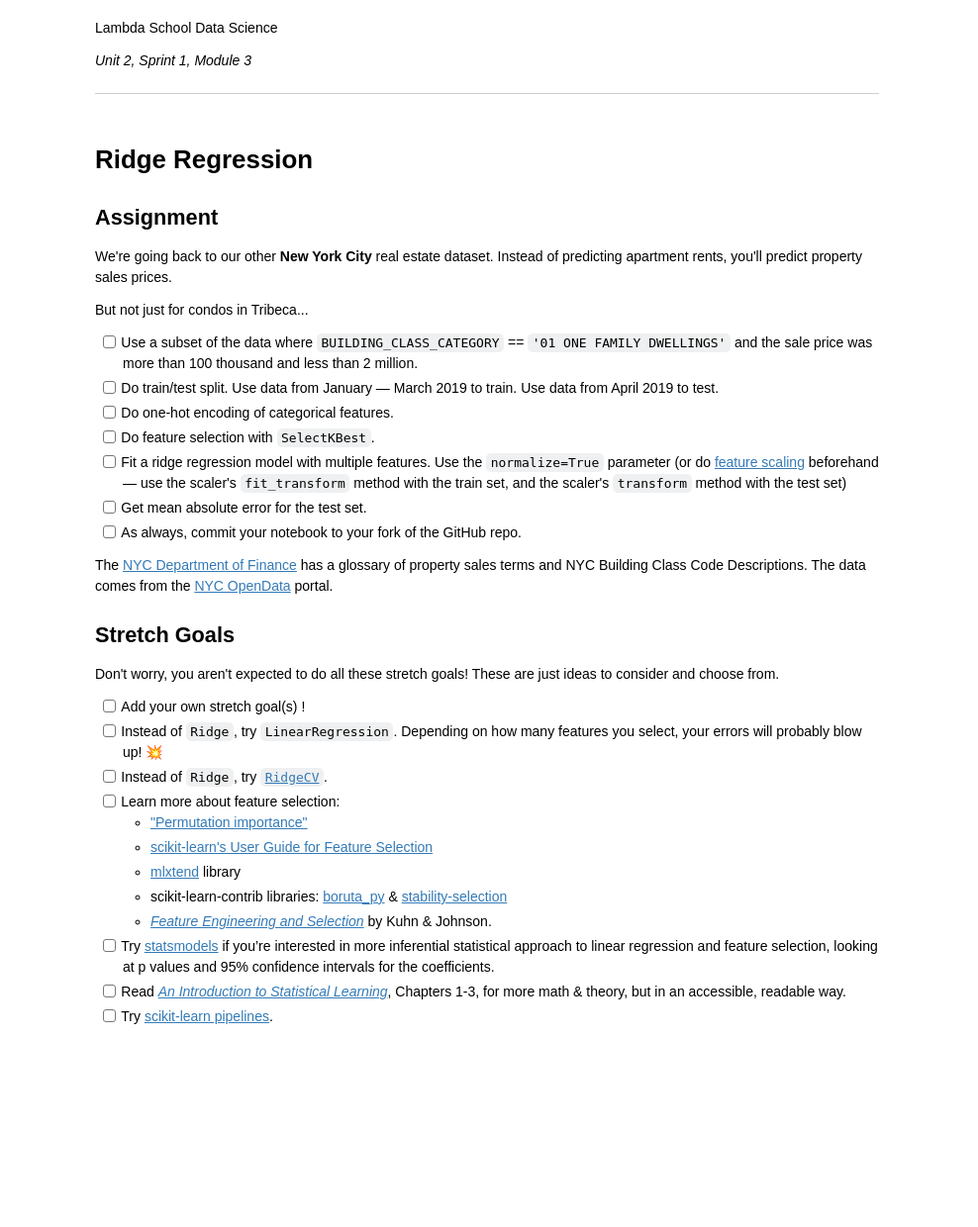
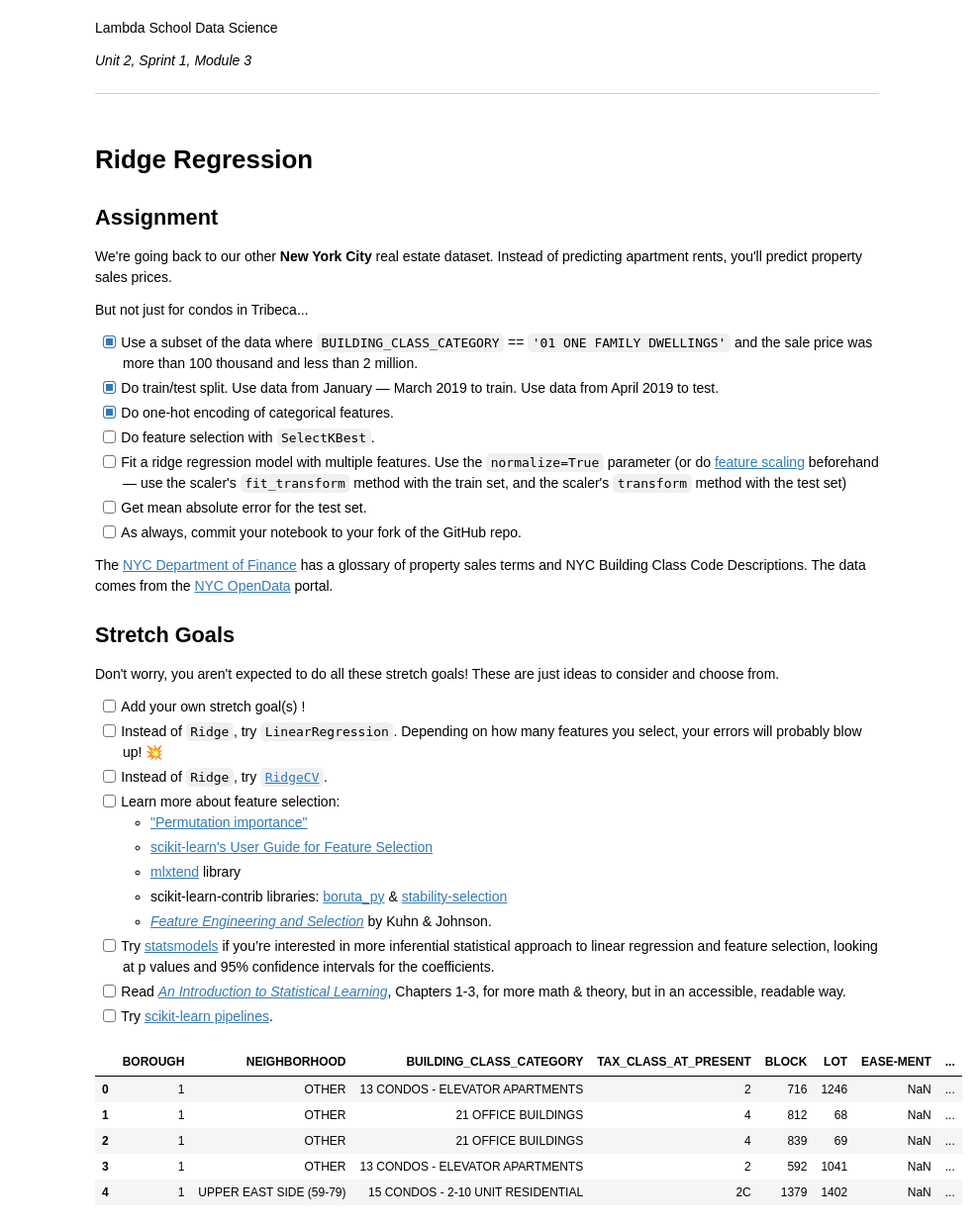
Before and after one commit to bloominstituteoftechnology/DS-Unit-2-Linear-Models, a Jupyter notebook: module3-ridge-regression/LS_DS_213_assignment.ipynb, the cells around one changed output. Shown: that part at 99% size. Saved outputs shown, nothing was run; the diff lists cells and outputs as text; code cells hidden in the pictures; blank space fills up the shorter version.

```diff
--- a/module3-ridge-regression/LS_DS_213_assignment.ipynb
+++ b/module3-ridge-regression/LS_DS_213_assignment.ipynb
@@ -13,9 +13,9 @@ We're going back to our other **New York City** real estate dataset. Instead of
 
 But not just for condos in Tribeca...
 
-- [ ] Use a subset of the data where `BUILDING_CLASS_CATEGORY` == `'01 ONE FAMILY DWELLINGS'` and the sale price was more than 100 thousand and less than 2 million.
-- [ ] Do train/test split. Use data from January — March 2019 to train. Use data from April 2019 to test.
-- [ ] Do one-hot encoding of categorical features.
+- [x] Use a subset of the data where `BUILDING_CLASS_CATEGORY` == `'01 ONE FAMILY DWELLINGS'` and the sale price was more than 100 thousand and less than 2 million.
+- [x] Do train/test split. Use data from January — March 2019 to train. Use data from April 2019 to test.
+- [x] Do one-hot encoding of categorical features.
 - [ ] Do feature selection with `SelectKBest`.
 - [ ] Fit a ridge regression model with multiple features. Use the `normalize=True` parameter (or do [feature scaling](https://scikit-learn.org/stable/modules/preprocessing.html) beforehand — use the scaler's `fit_transform` method with the train set, and the scaler's `transform` method with the test set)
 - [ ] Get mean absolute error for the test set.
@@ -89,3 +89,13 @@ top10 = df['NEIGHBORHOOD'].value_counts()[:10].index
 # At locations where the neighborhood is NOT in the top 10,
 # replace the neighborhood with 'OTHER'
 df.loc[~df['NEIGHBORHOOD'].isin(top10), 'NEIGHBORHOOD'] = 'OTHER'
+# %%
+# checking over the df
+df.head()
+# %% [output]
+|  | BOROUGH | NEIGHBORHOOD | BUILDING_CLASS_CATEGORY | TAX_CLASS_AT_PRESENT | BLOCK | LOT | EASE-MENT | ... |
+| 0 | 1 | OTHER | 13 CONDOS - ELEVATOR APARTMENTS | 2 | 716 | 1246 | NaN | ... |
+| 1 | 1 | OTHER | 21 OFFICE BUILDINGS | 4 | 812 | 68 | NaN | ... |
+| 2 | 1 | OTHER | 21 OFFICE BUILDINGS | 4 | 839 | 69 | NaN | ... |
+| 3 | 1 | OTHER | 13 CONDOS - ELEVATOR APARTMENTS | 2 | 592 | 1041 | NaN | ... |
+| 4 | 1 | UPPER EAST SIDE (59-79) | 15 CONDOS - 2-10 UNIT RESIDENTIAL | 2C | 1379 | 1402 | NaN | ... |
```
Also changed, not shown: parts of 13 cells of this notebook.
